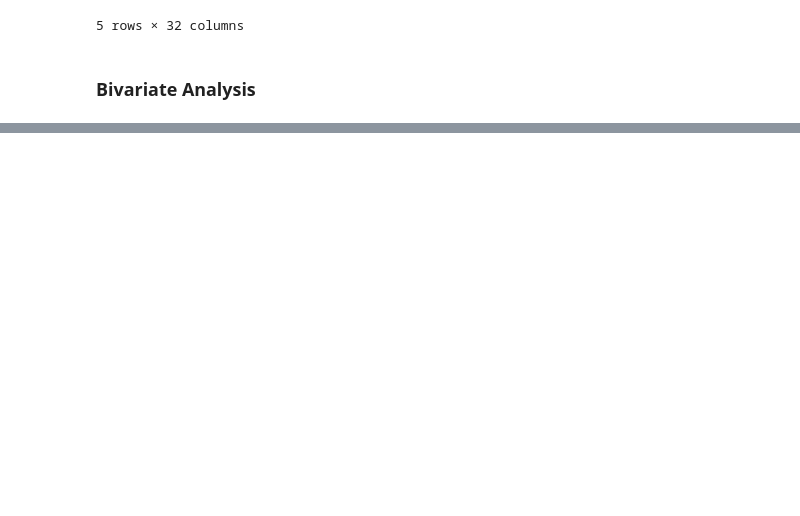
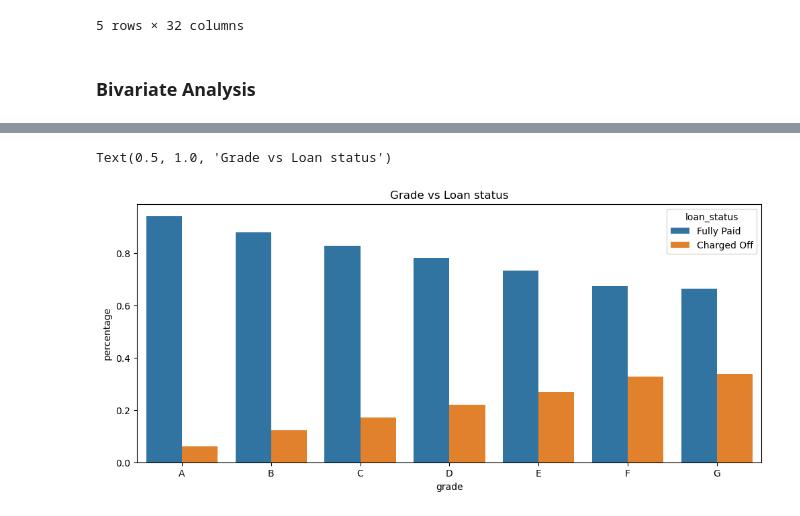
Before and after one commit to howxl/Lending-Club_Case-Study, a Jupyter notebook: LendingClubCaseStudy.ipynb, the cells around one changed output, grey strips where cells are left out. Cells and saved outputs as stored; diff of their text form; code cells hidden in the pictures; blank space fills up the shorter version.

```diff
--- a/LendingClubCaseStudy.ipynb
+++ b/LendingClubCaseStudy.ipynb
@@ -323,0 +380,9 @@ df.head()
+# %%
+data = df.groupby(['grade', 'loan_status'], as_index=False)['id'].count()
+data['percentage'] = data.groupby('grade').transform(lambda x: x/x.sum())
+plt.figure(figsize=(12,5))
+sns.barplot(x='grade', y='percentage', hue='loan_status', data=data, hue_order = ['Fully Paid', 'Charged Off'])
+plt.title('Grade vs Loan status')
+# %% [output]
+Text(0.5, 1.0, 'Grade vs Loan status')
+[figure, added]
```
Also changed, not shown: parts of 22 cells of this notebook.
